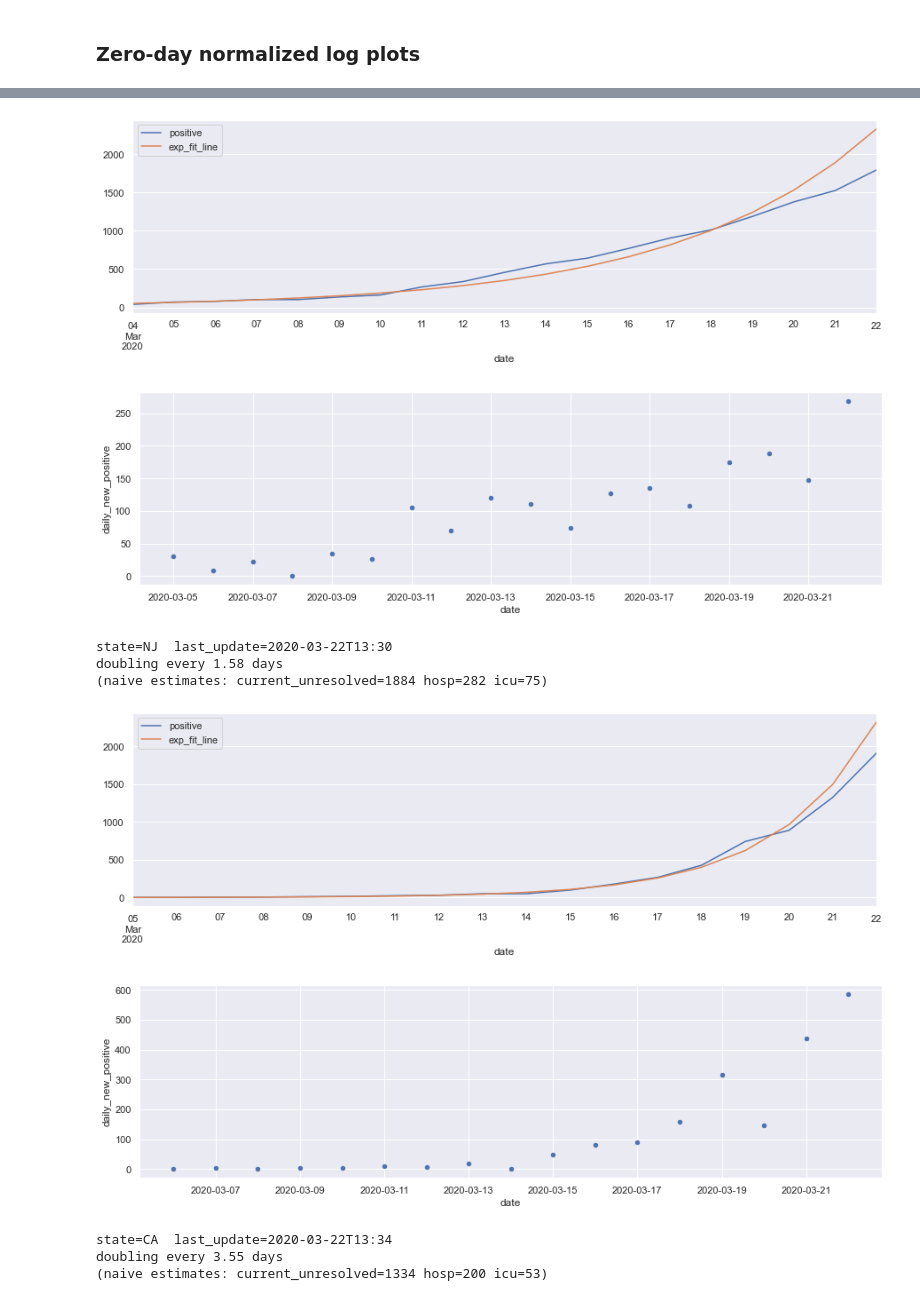
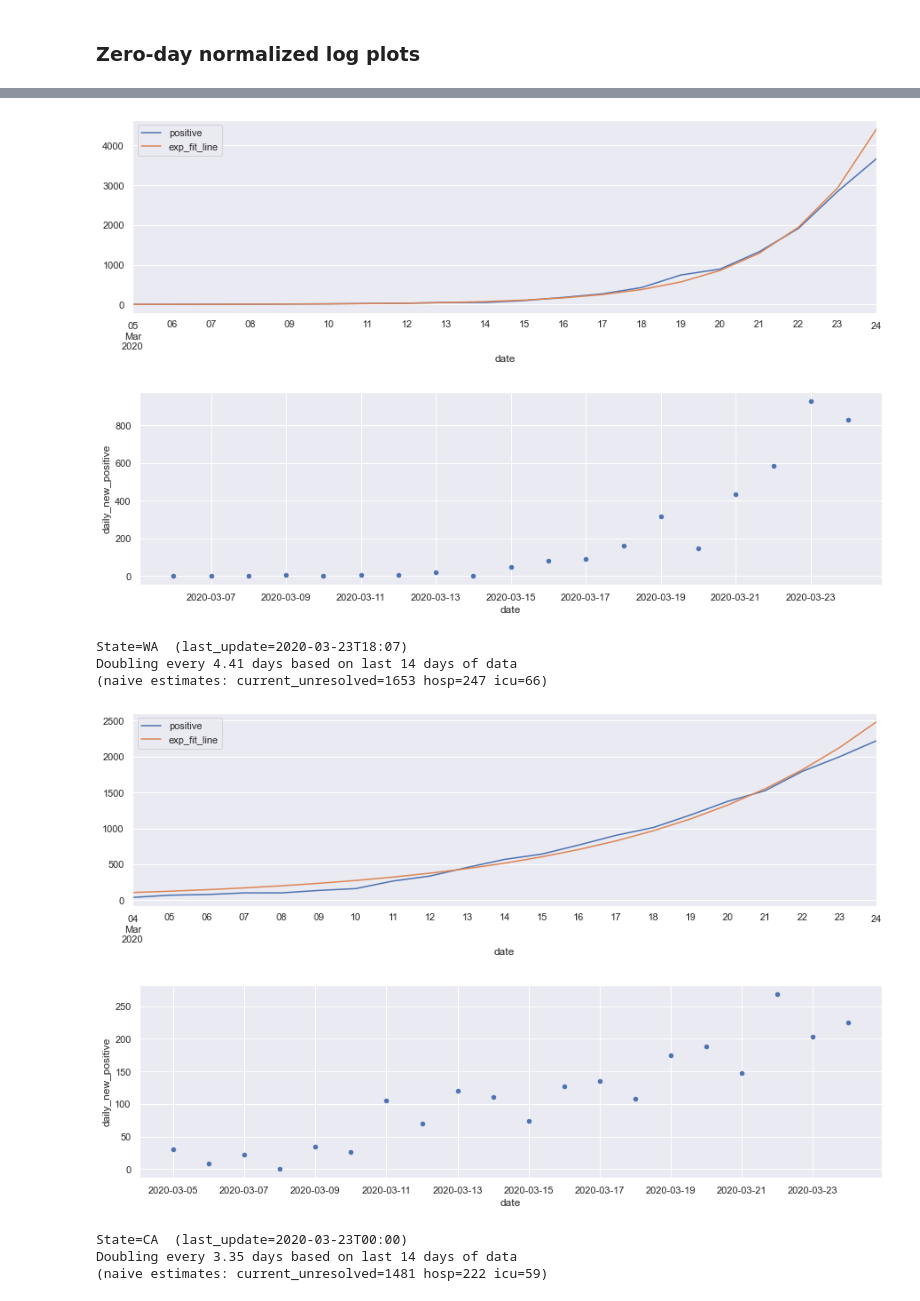
Before and after one commit to DrSkippy/2020covid19, a Jupyter notebook: comparisons.ipynb, the cells around one changed output, grey strips where cells are left out. Cells and saved outputs as stored; diff of their text form; code cells hidden in the pictures.

```diff
--- a/comparisons.ipynb
+++ b/comparisons.ipynb
@@ -43,0 +64,3 @@ max    61401.000000   55.000000
+# %%
+df, states_in_order = get_dataset_df_from_file(recent)
+df.head()
@@ -46,6 +76,7 @@ max    61401.000000   55.000000
 # %%
 # start after day with min_pos or more cases
 min_pos = 10
+last_n_days = None
 
 # image
 plt.figure(figsize=[15,15])
@@ -53,7 +84,7 @@ plt.figure(figsize=[15,15])
 # state by state
 for s in states_in_order:
     try:
-        dfq, dt, lud = get_state_doubling_df(df, s, zero_aligned=True, min_pos=min_pos)
+        dfq, dt, lud = get_state_doubling_df(df, s, zero_aligned=True, min_pos=min_pos, use_last_n_days=last_n_days)
         plt.plot(dfq["days_since_{}".format(min_pos)].values, dfq.log_positive.values)
         plt.annotate(s, (dfq["days_since_{}".format(min_pos)].values[-1], dfq.log_positive.values[-1]))
     except IndexError:
@@ -61,7 +92,7 @@ for s in states_in_order:
 
 # All US image
 try:
-    dfq, dt, lud = get_state_doubling_df(df, "*", zero_aligned=True, min_pos=min_pos)
+    dfq, dt, lud = get_state_doubling_df(df, "*", zero_aligned=True, min_pos=min_pos, use_last_n_days=last_n_days)
     plt.plot(dfq["days_since_{}".format(min_pos)].values, dfq.log_positive.values)
     xus = int(.9* dfq["days_since_{}".format(min_pos)].values[-1])
     plt.annotate("US (dt={:1.2f}d)".format(dt), (xus , dfq.log_positive.values[-1]))
@@ -75,0 +109,9 @@ plt.show()
+# %%
+last_n_days = 14
+dfa, dt, lud = get_state_doubling_df(df, "*", use_last_n_days=last_n_days)
+lu = str(lud)[:16]
+print("US Total Positive, doubling every {:.3} days\n  as of {}".format(dt, lu))
+print("  based on last {} days of data".format(last_n_days))
+dfa.plot(x="date", y=["positive", "exp_fit_line"], figsize=[15,4])
+dfa.plot.scatter(x="date", y="daily_new_positive", figsize=[15,4])
+plt.show()
@@ -76,16 +126,10 @@ plt.show()
 # %%
-dfa, dt, lud = get_state_doubling_df(df, "*")
-lu = str(lud)[:16]
-print("US Total Positive, doubling every {:.3} days\n({})".format(dt, lu))
-dfa.plot(x="date", y=["positive", "exp_fit_line"], figsize=[15,4])
-dfa.plot.scatter(x="date", y="daily_new_positive", figsize=[15,4])
-plt.show()
-# model
+# model of acutals
 dfm = model_1_actual_infections(dfa, "*")
 dfma, dtm, _ = get_state_doubling_df(dfm, "*", pos_key="model_1_positive")
 dfma.plot(x="date", y=["model_1_positive", "exp_fit_line"], figsize=[15,4])
 lu = str(lud)[:16]
-print("MODEL: US Total Positive, doubling every {:.3} days\n({})".format(dt, lu))
+print("MODEL: US Total Positive, doubling every {:.3} days\n({})".format(dtm, lu))
 dfma.plot.scatter(x="date", y="daily_new_positive", figsize=[15,4])
 plt.show()
 # %% [output]
@@ -116,10 +186,14 @@ for i in range(1,5):
 # %%
+last_n_days = 14
+dps = []
 for s in states_in_order:
-    dfq, dt, lud = get_state_doubling_df(df, s)
+    dfq, dt, lud = get_state_doubling_df(df, s, use_last_n_days=last_n_days)
+    dps.append(dt)
     cn, cnh, cni = estimate_current_cases(dfq.daily_new_positive.values)
     lu = str(lud)[:16]
-    print("state={}  last_update={}\ndoubling every {:.3} days\n(naive estimates: current_unresolved={} hosp={} icu={})".format(
-        s, lu, dt, cn, cnh, cni))
+    print("State={}  (last_update={})".format(s, lu))
+    print("Doubling every {:.3} days based on last {} days of data".format(dt, last_n_days))
+    print("(naive estimates: current_unresolved={} hosp={} icu={})".format(cn, cnh, cni))
     dfq.plot(x="date", y=["positive", "exp_fit_line"], figsize=[15,4])
     if len(dfq) > 1:
         dfq.plot.scatter(x="date", y="daily_new_positive", figsize=[15,4])
@@ -136,10 +210,10 @@ doubling every 3.3 days
-[figure, old version]
+[figure, new version]
-[figure, old version]
+[figure, new version]
-state=NJ  last_update=2020-03-22T13:30
-doubling every 1.58 days
-(naive estimates: current_unresolved=1884 hosp=282 icu=75)
+State=WA  (last_update=2020-03-23T18:07)
+Doubling every 4.41 days based on last 14 days of data
+(naive estimates: current_unresolved=1653 hosp=247 icu=66)
-[figure, old version]
+[figure, new version]
-[figure, old version]
+[figure, new version]
-state=CA  last_update=2020-03-22T13:34
-doubling every 3.55 days
-(naive estimates: current_unresolved=1334 hosp=200 icu=53)
+State=CA  (last_update=2020-03-23T00:00)
+Doubling every 3.35 days based on last 14 days of data
+(naive estimates: current_unresolved=1481 hosp=222 icu=59)
```
Also changed, not shown: parts of 21 cells of this notebook, 2 other files.
